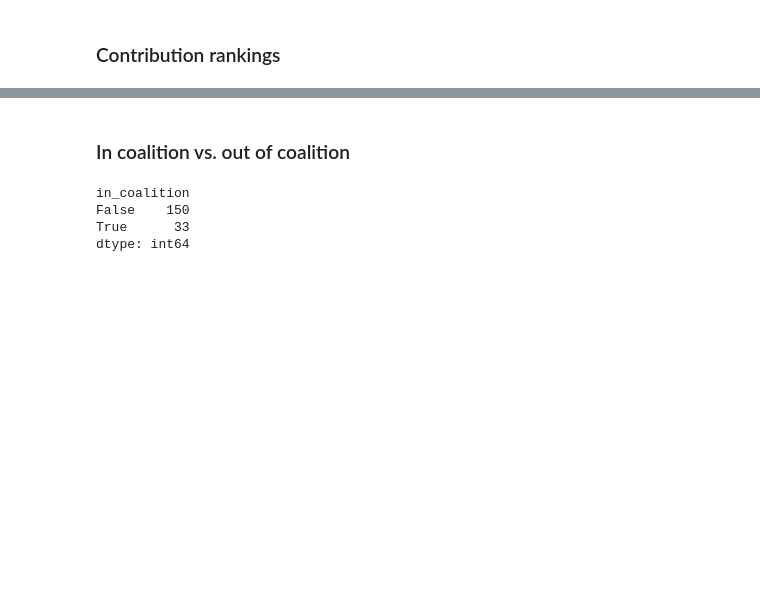
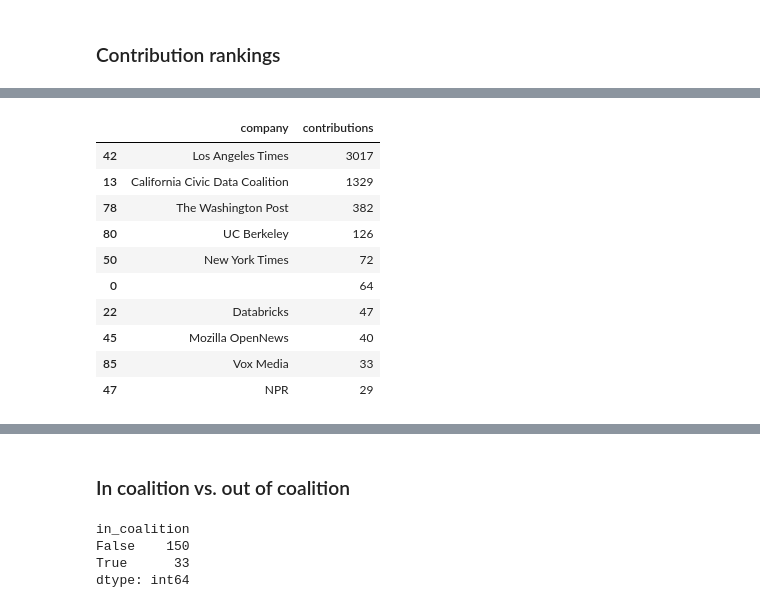
Before and after one commit to palewire/python-calaccess-notebooks, a Jupyter notebook: project-management/contributors.ipynb, the cells around one changed output, grey strips where cells are left out. Saved outputs shown, nothing was run; the diff lists cells and outputs as text; code cells hidden in the pictures; blank space fills up the shorter version.

```diff
--- a/project-management/contributors.ipynb
+++ b/project-management/contributors.ipynb
@@ -138,0 +169,14 @@ table.groupby('company', as_index=False).contributions.sum().sort_values("contri
+# %%
+rank_by_contributions(table, 'company').head(10)
+# %% [output]
+|  | company | contributions |
+| 42 | Los Angeles Times | 3017 |
+| 13 | California Civic Data Coalition | 1329 |
+| 78 | The Washington Post | 382 |
+| 80 | UC Berkeley | 126 |
+| 50 | New York Times | 72 |
+| 0 |  | 64 |
+| 22 | Databricks | 47 |
+| 45 | Mozilla OpenNews | 40 |
+| 85 | Vox Media | 33 |
+| 47 | NPR | 29 |
```
Also changed, not shown: parts of 24 cells of this notebook, 3 other files.
